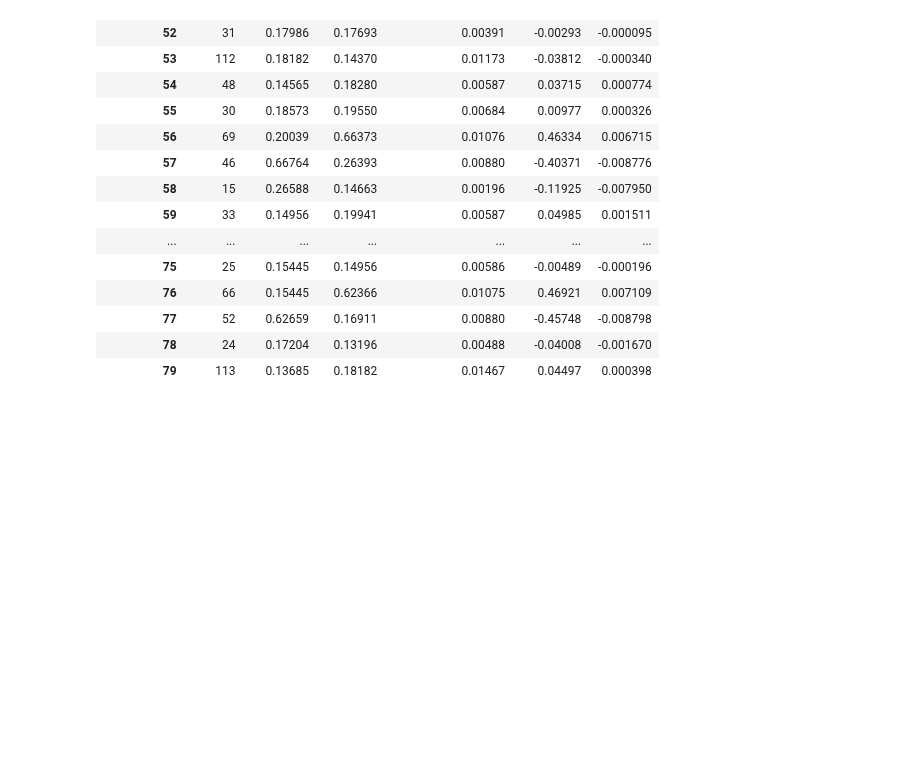
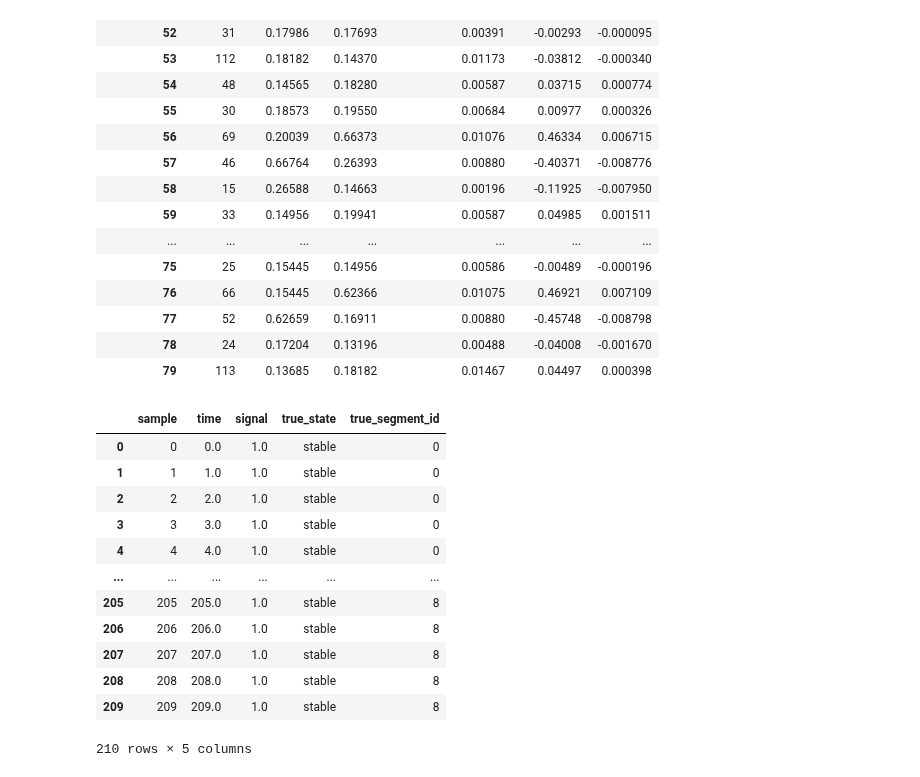
Before and after one commit to featuregraph/featuregraph, a Jupyter notebook: notebooks/transition.ipynb, the cells around one changed output. Saved outputs shown, nothing was run; the diff lists cells and outputs as text; code cells hidden in the pictures; blank space fills up the shorter version.

```diff
--- a/notebooks/transition.ipynb
+++ b/notebooks/transition.ipynb
@@ -78,0 +81,16 @@ summarydf[50:80]
+# %%
+pulse
+# %% [output]
+|  | sample | time | signal | true_state | true_segment_id |
+| 0 | 0 | 0.0 | 1.0 | stable | 0 |
+| 1 | 1 | 1.0 | 1.0 | stable | 0 |
+| 2 | 2 | 2.0 | 1.0 | stable | 0 |
+| 3 | 3 | 3.0 | 1.0 | stable | 0 |
+| 4 | 4 | 4.0 | 1.0 | stable | 0 |
+| ... | ... | ... | ... | ... | ... |
+| 205 | 205 | 205.0 | 1.0 | stable | 8 |
+| 206 | 206 | 206.0 | 1.0 | stable | 8 |
+| 207 | 207 | 207.0 | 1.0 | stable | 8 |
+| 208 | 208 | 208.0 | 1.0 | stable | 8 |
+| 209 | 209 | 209.0 | 1.0 | stable | 8 |
+210 rows × 5 columns
```
Also changed, not shown: parts of 4 cells of this notebook.
